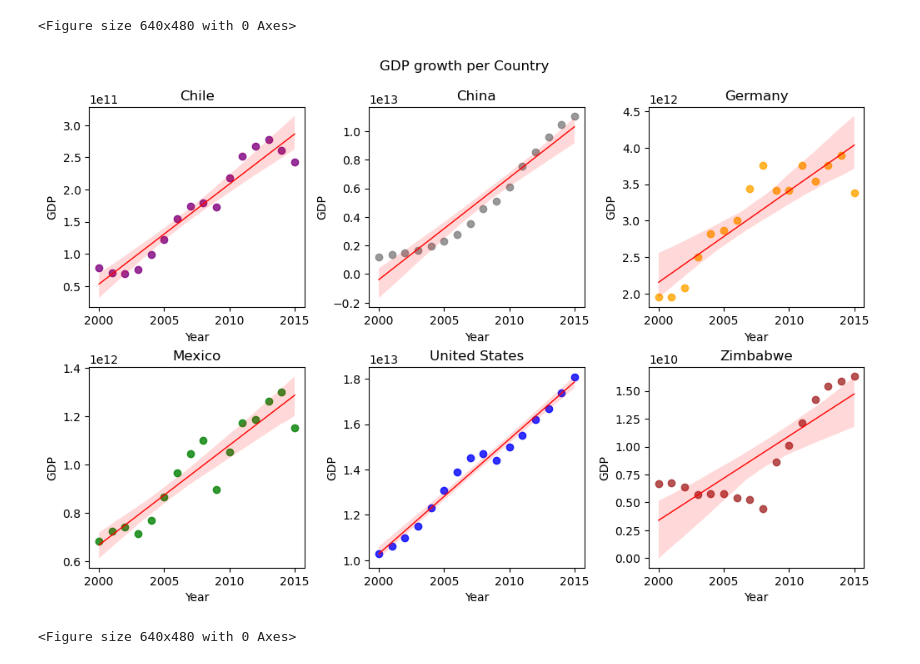
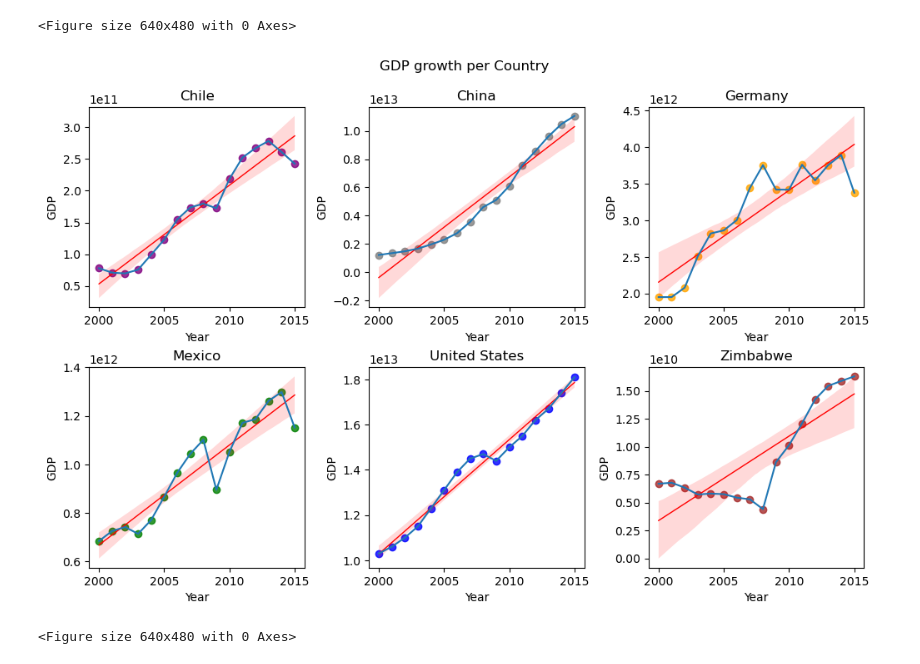
Before and after one commit to abrahamOwO/lifeExpectancyGDPPortfolio, a Jupyter notebook: life Expectancy GDP.ipynb, the cells around one changed output. Saved outputs shown, nothing was run; the diff lists cells and outputs as text; code cells hidden in the pictures.

```diff
--- a/life Expectancy GDP.ipynb
+++ b/life Expectancy GDP.ipynb
@@ -9,6 +9,12 @@ df = pd.read_csv("Life-Expectancy-and-GDP-Starter/all_data.csv")
 df["Country"] = df["Country"].replace({"United States of America":"United States"})
 print(df.head())
 print(df.info)
+def get_zip_data():
+    return zip(
+    range(len(df["Country"].unique())),
+    df["Country"].unique(),
+    ["purple","grey","orange","green","blue","brown"])
+zip_data = get_zip_data
 # %% [output]
   Country  Year  Life expectancy at birth (years)           GDP
 0   Chile  2000                              77.3  7.786093e+10
@@ -83,40 +77,34 @@ plt.clf()
 [figure]
 <Figure size 640x480 with 0 Axes>
 # %%
-zip_data = zip(
-    range(len(df["Country"].unique())),
-    df["Country"].unique(),
-    ["purple","grey","orange","green","blue","brown"])
-
 fig,axs=plt.subplots(nrows=2,ncols=3,figsize=(12,7))
 axs=axs.ravel()
 plt.subplots_adjust(wspace=0.3, hspace=0.3, top=0.9)
 tick_marks = range(0,2)
-
-
-for i,country,color in zip_data:
+for i,country,color in get_zip_data():
     country_df = df[df["Country"]==country]
     axN = axs[i]
     # axN.set(ylim=(0,4))
     axN.set_title(country)
     # axN.set_xticks(tick_marks)
     # axN.set_xticklabels(tick_marks)
     sns.regplot(data=country_df,x="Year",y="GDP",ax=axN,color=color,line_kws=dict(color="r",linewidth="1"))
+    axN.plot(country_df["Year"], country_df["GDP"])
     axN.set_ylabel("GDP")
     axN.set_xlabel("Year")
 
     # model = LinearRegression()
     # model.fit(X=country_df.GDP, y=country_df["Life expectancy at birth (years)"])
     # y_prediction = model.predict(country_df["GDP"])
     # axN.plot(country_df["GDP"], y_prediction)
 
 # plt.show()
 # plt.clf()
 # figure = plt.figure(figsize=(8,2))
 # plt.figlegend([country for country in df["Country"].unique()],loc=6)
 fig.suptitle("GDP growth per Country")
 plt.show()
 plt.clf()
 # %% [output]
-[figure, old version]
+[figure, new version]
 <Figure size 640x480 with 0 Axes>
```
Also changed, not shown: parts of 2 cells of this notebook.
